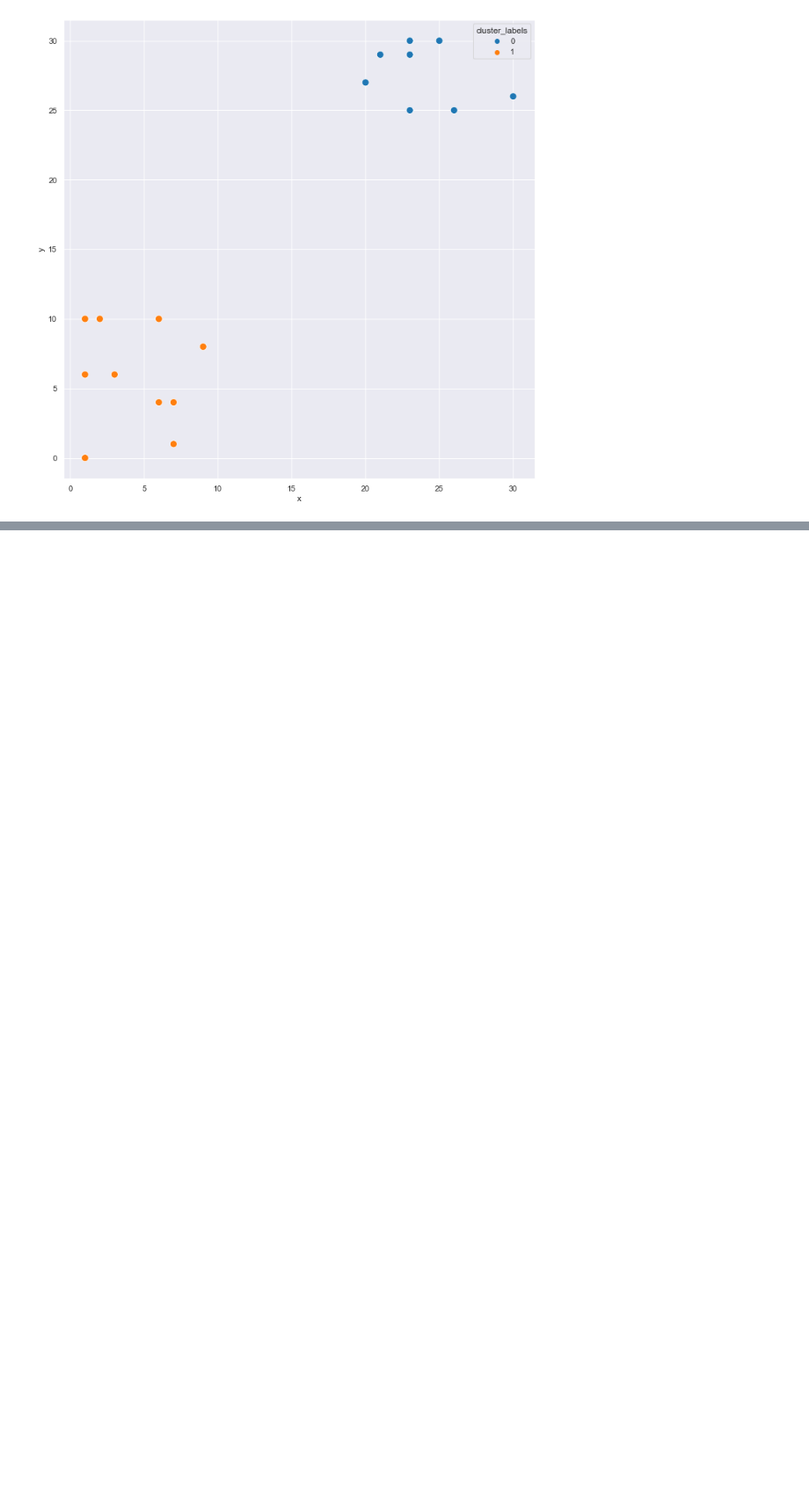
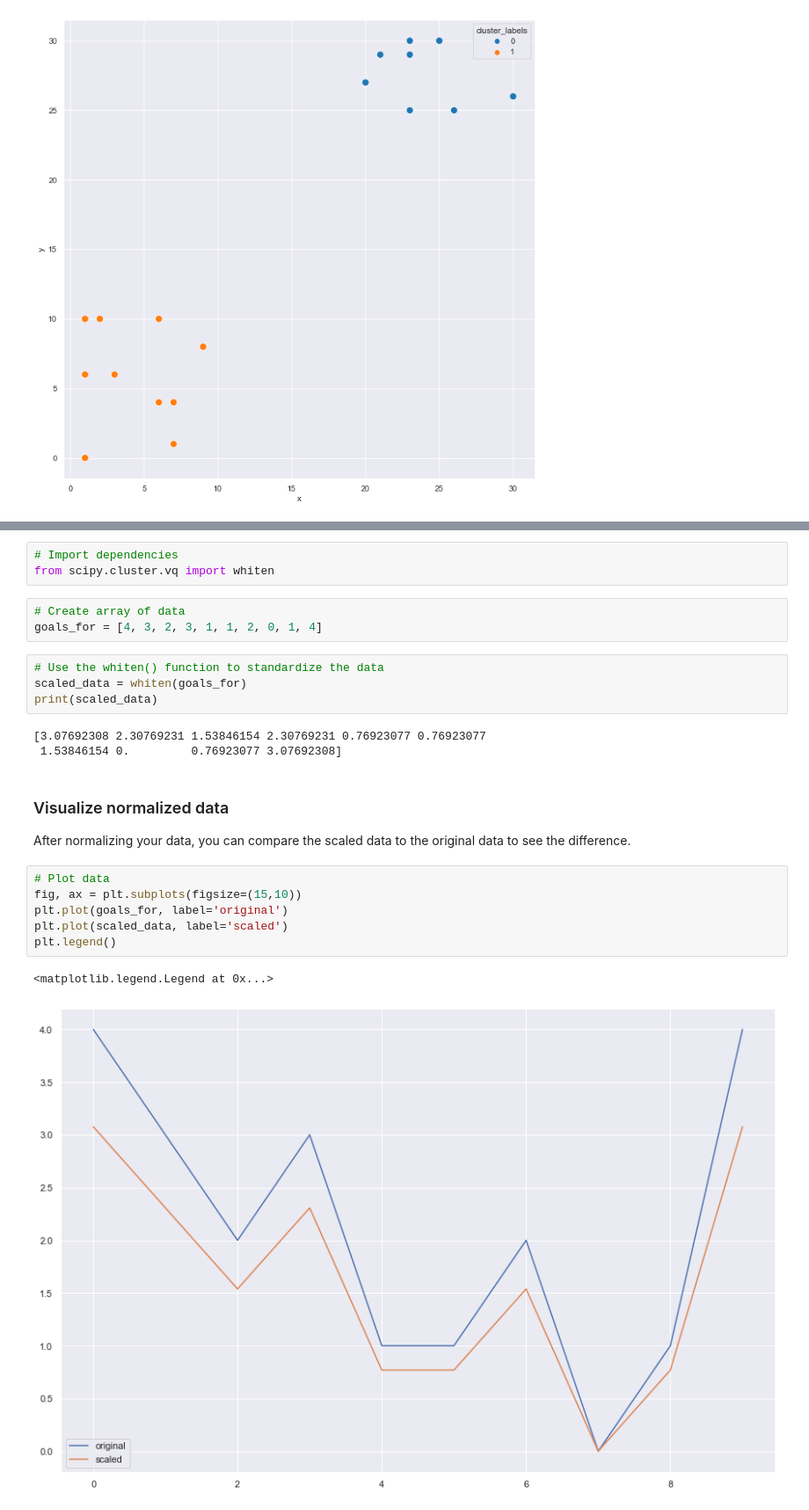
Before and after one commit to kipmadden/Cluster-Analysis-in-Python, a Jupyter notebook: SciPy Clustering Basics.ipynb, the cells around one changed output, grey strips where cells are left out. Shown: that part at 88% size. Drawn from its saved outputs; the diff is of its cells as text; blank space fills up the shorter version.

```diff
--- a/SciPy Clustering Basics.ipynb
+++ b/SciPy Clustering Basics.ipynb
@@ -93,0 +105,25 @@ sns.scatterplot(x='x', y='y', hue='cluster_labels', data=df, s=100,  palette='ta
+# %%
+# Import dependencies
+from scipy.cluster.vq import whiten
+# %%
+# Create array of data
+goals_for = [4, 3, 2, 3, 1, 1, 2, 0, 1, 4]
+# %%
+# Use the whiten() function to standardize the data
+scaled_data = whiten(goals_for)
+print(scaled_data)
+# %% [output]
+[3.07692308 2.30769231 1.53846154 2.30769231 0.76923077 0.76923077
+ 1.53846154 0.         0.76923077 3.07692308]
+# %% [markdown]
+### Visualize normalized data
+After normalizing your data, you can compare the scaled data to the original data to see the difference.
+# %%
+# Plot data
+fig, ax = plt.subplots(figsize=(15,10))
+plt.plot(goals_for, label='original')
+plt.plot(scaled_data, label='scaled')
+plt.legend()
+# %% [output]
+<matplotlib.legend.Legend at 0x...>
+[figure, added]
```
Also changed, not shown: parts of 12 cells of this notebook, 3 other files.
